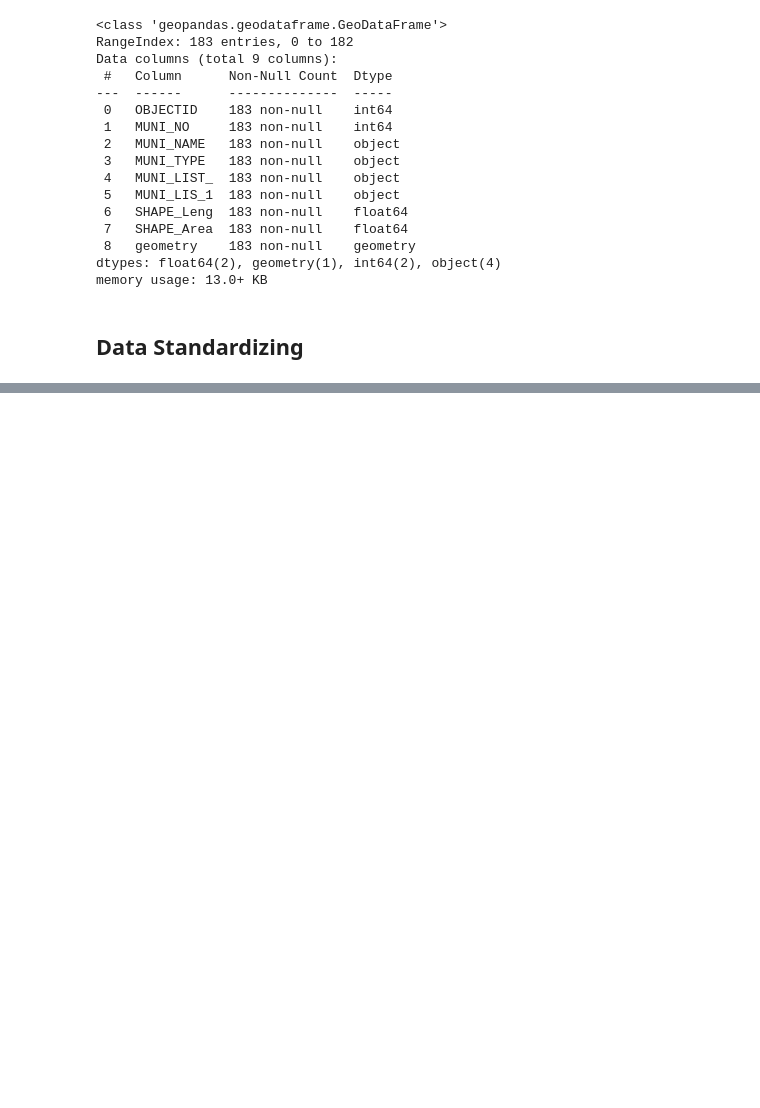
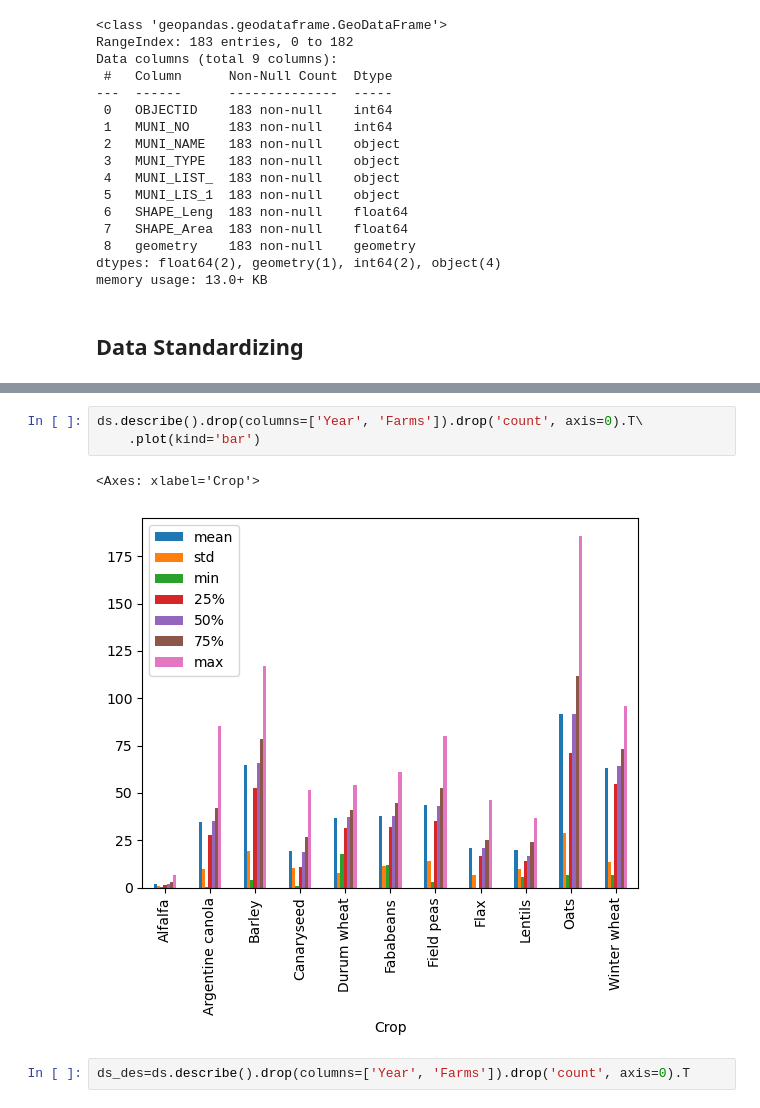
Before and after one commit to ruhidm/Palette_Cohort_5, a Jupyter notebook: Trainings/Training_Cohort_5.ipynb, the cells around one changed output, grey strips where cells are left out. Drawn from its saved outputs; the diff is of its cells as text; blank space fills up the shorter version.

```diff
--- a/Trainings/Training_Cohort_5.ipynb
+++ b/Trainings/Training_Cohort_5.ipynb
@@ -78,0 +206,8 @@ year - rm - 11 crop names - soil - farms- acres - yield
+# %%
+ds.describe().drop(columns=['Year', 'Farms']).drop('count', axis=0).T\
+    .plot(kind='bar')
+# %% [output]
+<Axes: xlabel='Crop'>
+[figure, added]
+# %%
+ds_des=ds.describe().drop(columns=['Year', 'Farms']).drop('count', axis=0).T
```
Also changed, not shown: parts of 27 cells of this notebook.
